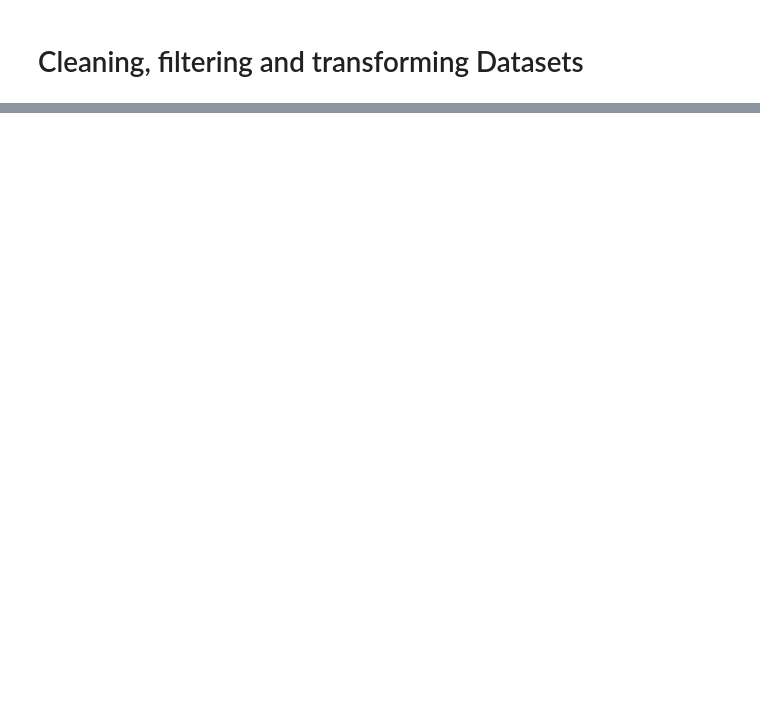
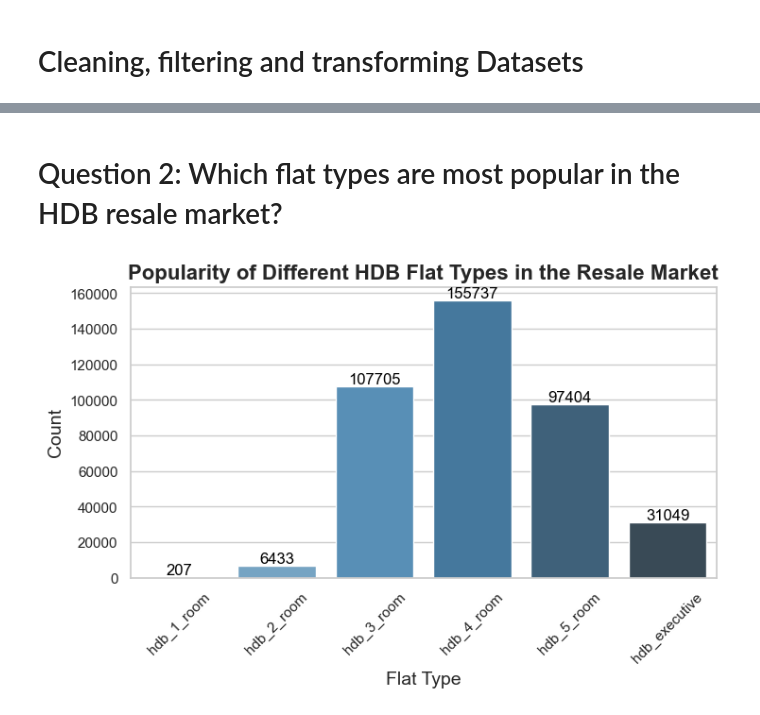
Before and after one commit to jianmin22/PDASCA2, a Jupyter notebook: ca2.ipynb, the cells around one changed output, grey strips where cells are left out. Cells and saved outputs as stored; diff of their text form; code cells hidden in the pictures; blank space fills up the shorter version.

```diff
--- a/ca2.ipynb
+++ b/ca2.ipynb
@@ -184,0 +330,25 @@ flat_type                    0
+# %% [markdown]
+# Question 2: Which flat types are most popular in the HDB resale market?
+# %%
+# Sum the counts for each flat type column
+flat_type_sums = merged_data[['hdb_1_room', 'hdb_2_room', 'hdb_3_room', 'hdb_4_room', 'hdb_5_room', 'hdb_executive']].sum()
+
+# Create a DataFrame for plotting
+flat_type_counts = flat_type_sums.reset_index()
+flat_type_counts.columns = ['Flat Type', 'Count']
+
+# Plot the bar chart using Seaborn
+plt.figure(figsize=(8, 4))
+bar_plot = sns.barplot(x='Flat Type', y='Count', hue='Flat Type', data=flat_type_counts, palette='Blues_d', dodge=False, legend=False)
+plt.title('Popularity of Different HDB Flat Types in the Resale Market', fontweight='bold', fontsize=16)
+plt.xlabel('Flat Type', fontsize=14)
+plt.ylabel('Count', fontsize=14)
+plt.xticks(rotation=45)
+
+# Add the sum on top of each bar
+for index, row in flat_type_counts.iterrows():
+    bar_plot.text(row.name, row.Count, round(row.Count, 2), color='black', ha="center", va="bottom", fontsize=12)
+
+plt.show()
+# %% [output]
+[figure, added]
```
Also changed, not shown: parts of 19 cells of this notebook.
